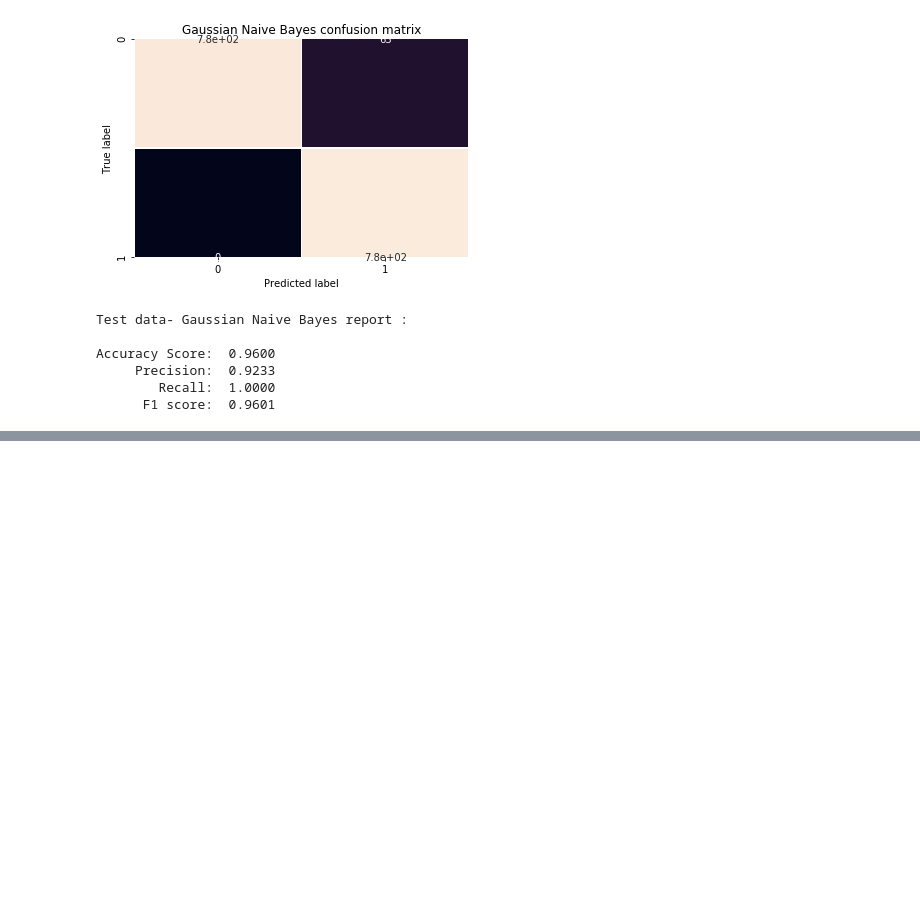
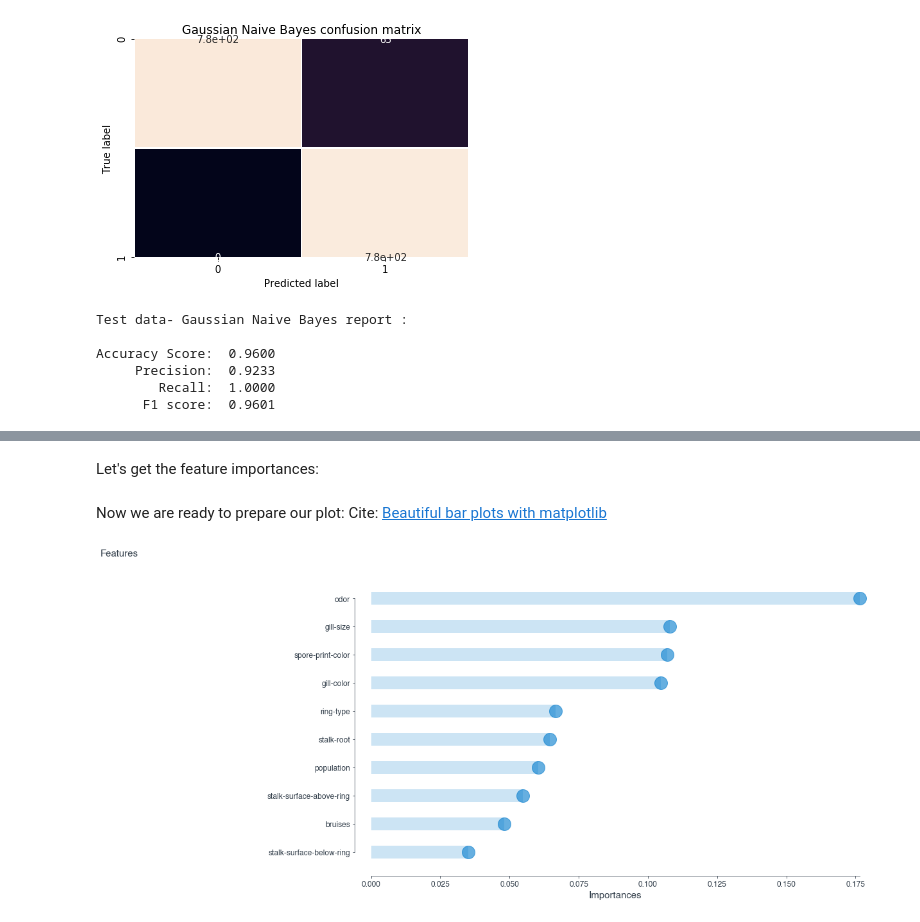
Before and after one commit to Peter-abcd/Mushroom-Classification, a Jupyter notebook: mushroom_classification.ipynb, the cells around one changed output, grey strips where cells are left out. Cells and saved outputs as stored; diff of their text form; code cells hidden in the pictures; blank space fills up the shorter version.

Commit message:
added feature importances plot, corrected some models

```diff
--- a/mushroom_classification.ipynb
+++ b/mushroom_classification.ipynb
@@ -388,0 +386,10 @@ Accuracy Score:  0.9600
+# %%
+from sklearn.preprocessing import LabelEncoder
+
+# split the set again
+X_train, X_test, y_train, y_test = train_test_split(X, y, test_size=0.2, random_state=42)
+
+# Encoding the variable
+label_encoder = LabelEncoder()
+X_train[X_train.columns] = X_train[X_train.columns].apply(lambda col: label_encoder.fit_transform(col))
+X_train.head()
@@ -388,0 +406,3 @@ Accuracy Score:  0.9600
+# %%
+# fit the random forest model using the new X_train, label encoded
+forest_clf.fit(X_train, y_train)
@@ -388,0 +417,61 @@ Accuracy Score:  0.9600
+# %% [markdown]
+Let's get the feature importances:
+# %%
+import pandas as pd
+
+# get the importances
+feat_importances = pd.Series(forest_clf.feature_importances_, index=X_train.columns)
+# %% [markdown]
+Now we are ready to prepare our plot:
+Cite: [Beautiful bar plots with matplotlib](https://scentellegher.github.io/visualization/2018/10/10/beautiful-bar-plots-matplotlib.html)
+# %%
+# set font
+plt.rcParams['font.family'] = 'sans-serif'
+plt.rcParams['font.sans-serif'] = 'Helvetica'
+
+# set the style of the axes and the text color
+plt.rcParams['axes.edgecolor']='#333F4B'
+plt.rcParams['axes.linewidth']=0.8
+plt.rcParams['xtick.color']='#333F4B'
+plt.rcParams['ytick.color']='#333F4B'
+plt.rcParams['text.color']='#333F4B'
+
+# create dataframe then sort feature importances (top 5)
+df = pd.DataFrame({'importances' : feat_importances.nlargest(10)})
+df = df.sort_values(by='importances')
+
+# we first need a numeric placeholder for the y axis
+my_range=list(range(1,len(df.index)+1))
+
+fig, ax = plt.subplots(figsize=(15,8))
+
+# create for each importance type an horizontal line that starts at x = 0 with the length
+plt.hlines(y=my_range, xmin=0, xmax=df['importances'], color='#007ACC', alpha=0.2, linewidth=20)
+
+# create for each expense type a dot at the level of the expense percentage value
+plt.plot(df['importances'], my_range, "o", markersize=20, color='#007ACC', alpha=0.6)
+
+# set labels
+ax.set_xlabel('Importances', fontsize=15, fontweight='black', color = '#333F4B')
+ax.set_ylabel('')
+
+# set axis
+ax.tick_params(axis='both', which='major', labelsize=12)
+plt.yticks(my_range, df.index)
+
+# add an horizonal label for the y axis
+fig.text(-0.23, 0.96, 'Features', fontsize=15, fontweight='black', color = '#333F4B')
+
+# change the style of the axis spines
+ax.spines['top'].set_color('none')
+ax.spines['right'].set_color('none')
+ax.spines['left'].set_smart_bounds(True)
+ax.spines['bottom'].set_smart_bounds(True)
+
+# set the spines position
+ax.spines['bottom'].set_position(('axes', -0.04))
+ax.spines['left'].set_position(('axes', 0.015))
+
+plt.savefig('hist2.png', dpi=300, bbox_inches='tight')
+# %% [output]
+[figure, added]
```
Also changed, not shown: parts of 13 cells of this notebook.
